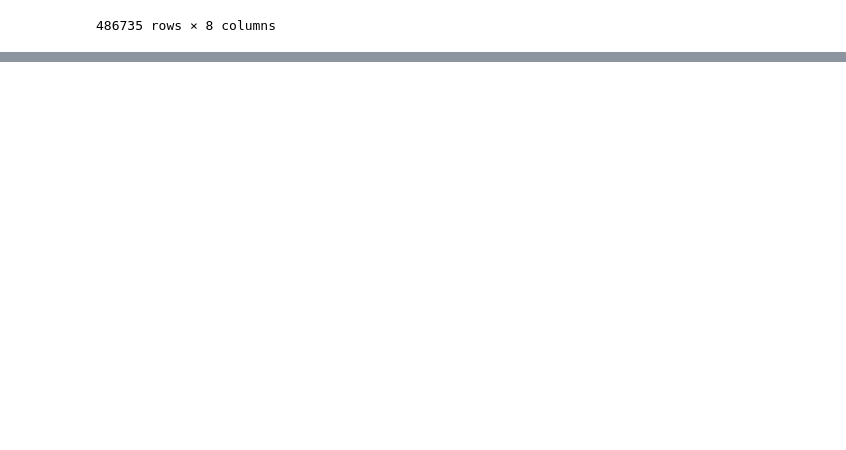
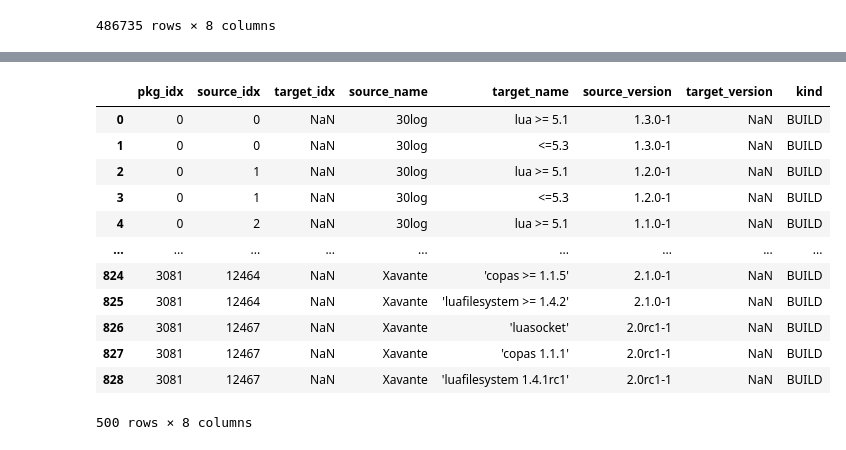
Before and after one commit to DaSEA-project/DaSEA-Network, a Jupyter notebook: case_links.ipynb, the cells around one changed output, grey strips where cells are left out. Drawn from its saved outputs; the diff is of its cells as text; code cells hidden in the pictures; blank space fills up the shorter version.

```diff
--- a/case_links.ipynb
+++ b/case_links.ipynb
@@ -83,0 +215,18 @@ df
+# %%
+df = difference(_df(lua_dep),_df(lua_pkg))
+df.to_csv("lua_output.csv")
+df
+# %% [output]
+|  | pkg_idx | source_idx | target_idx | source_name | target_name | source_version | target_version | kind |
+| 0 | 0 | 0 | NaN | 30log | lua >= 5.1 | 1.3.0-1 | NaN | BUILD |
+| 1 | 0 | 0 | NaN | 30log | <=5.3 | 1.3.0-1 | NaN | BUILD |
+| 2 | 0 | 1 | NaN | 30log | lua >= 5.1 | 1.2.0-1 | NaN | BUILD |
+| 3 | 0 | 1 | NaN | 30log | <=5.3 | 1.2.0-1 | NaN | BUILD |
+| 4 | 0 | 2 | NaN | 30log | lua >= 5.1 | 1.1.0-1 | NaN | BUILD |
+| ... | ... | ... | ... | ... | ... | ... | ... | ... |
+| 824 | 3081 | 12464 | NaN | Xavante | 'copas >= 1.1.5' | 2.1.0-1 | NaN | BUILD |
+| 825 | 3081 | 12464 | NaN | Xavante | 'luafilesystem >= 1.4.2' | 2.1.0-1 | NaN | BUILD |
+| 826 | 3081 | 12467 | NaN | Xavante | 'luasocket' | 2.0rc1-1 | NaN | BUILD |
+| 827 | 3081 | 12467 | NaN | Xavante | 'copas 1.1.1' | 2.0rc1-1 | NaN | BUILD |
+| 828 | 3081 | 12467 | NaN | Xavante | 'luafilesystem 1.4.1rc1' | 2.0rc1-1 | NaN | BUILD |
+500 rows × 8 columns
```
Also changed, not shown: parts of 14 cells of this notebook, 8 other files.
